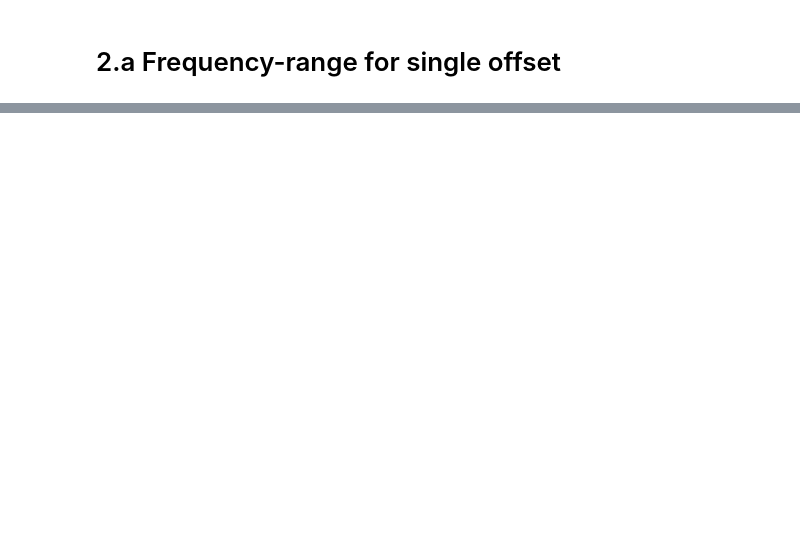
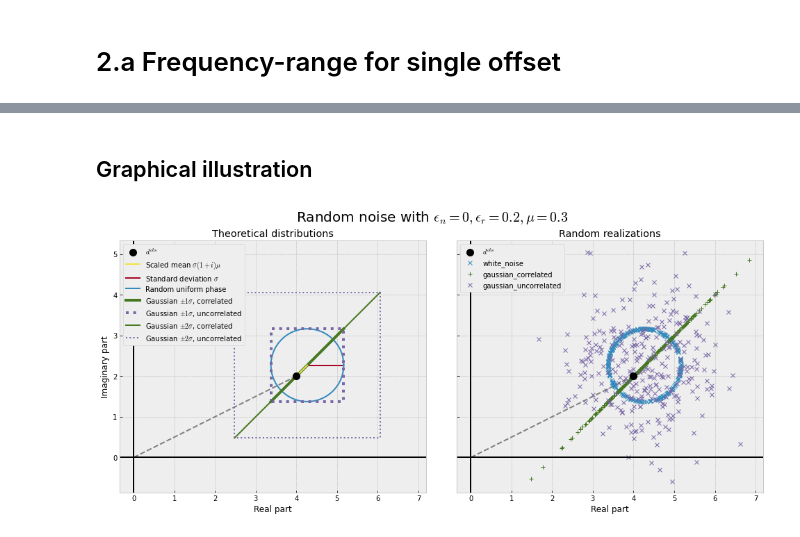
Before and after one commit to prisae/tmp-share, a Jupyter notebook: RandomNoise-f-domain-CSEM.ipynb, the cells around one changed output, grey strips where cells are left out. Drawn from its saved outputs; the diff is of its cells as text; code cells hidden in the pictures; blank space fills up the shorter version.

```diff
--- a/RandomNoise-f-domain-CSEM.ipynb
+++ b/RandomNoise-f-domain-CSEM.ipynb
@@ -274,0 +275,78 @@ empymod.Report()
+# %% [markdown]
+## Graphical illustration
+# %%
+import emg3d
+import numpy as np
+import matplotlib.pyplot as plt
+plt.style.use('bmh')
+
+
+# Inputs
+d = np.array([4+2j])         # observed data
+mean = 0.3                   # (high) non-zero mean
+relative_error = 0.2         # (high) relative error
+std = relative_error*abs(d)  # std (without noise floor)
+
+# Calculate theoretical circle
+uniform_mean = std * ((1+1j)*mean + np.exp(1j*np.linspace(0, 2*np.pi, 301)))
+
+# Calculate random examples
+data = np.ones(300, dtype=complex)*d
+stdata = relative_error*abs(data)
+
+# Create figure
+fig, axs = plt.subplots(1, 2, figsize=(14, 6), sharex=True, sharey=True)
+ax1, ax2 = axs
+
+# Titles
+fig.suptitle(f"Random noise with $\epsilon_n = 0, \epsilon_r={relative_error}, "
+             f"\mu={mean}$", y=1, fontsize=20)
+ax1.set_title('Theoretical distributions')
+ax2.set_title('Random realizations')
+
+# Plot data point
+for ax in axs:
+    ax.plot(np.r_[0., d.real], np.r_[0., d.imag], '--', c='.5')
+    ax.plot(d.real, d.imag, 'ko', ms=10, label='$d^{obs}$', zorder=10)
+
+# Mean and standard deviation
+ax1.plot(d.real+np.r_[0, std*mean], d.imag+np.r_[0, std*mean],
+         'C8', label='Scaled mean $\sigma (1+i)\mu$', zorder=9)
+ax1.plot(d.real+np.r_[std*mean, std*(1+mean)], d.imag+np.r_[std*mean, std*mean],
+         'C1', label=f'Standard deviation $\sigma$')
+
+# Random uniform phase
+ax1.plot(d.real+uniform_mean.real, d.imag+uniform_mean.imag, 'C0', label='Random uniform phase')
+
+
+# Gaussian
+for i in range(1, 3):
+    # Correlated
+    ax1.plot(d.real + np.r_[-std, +std]*i + std*mean,
+             d.imag + np.r_[-std, +std]*i + std*mean,
+             'C3-', lw=6-2*i, label=f'Gaussian $\pm {i} \sigma$, correlated')
+
+    # Uncorrelated
+    ax1.plot(d.real + np.r_[-std, -std, +std, +std, -std]*i + std*mean,
+             d.imag + np.r_[-std, +std, +std, -std, -std]*i + std*mean,
+             'C2:', lw=6-2*i, label=f'Gaussian $\pm {i} \sigma$, uncorrelated')
+
+# Plot random realizations
+ls = ['C0x', 'C3+', 'C2x']
+for i, method in enumerate(['white_noise', 'gaussian_correlated', 'gaussian_uncorrelated']):
+    ndata = data + emg3d.surveys.random_noise(stdata, mean, method)
+    ax2.plot(ndata.real, ndata.imag, ls[i], label=method)
+
+# Axis etc
+for ax in axs:
+    ax.axhline(c='k')
+    ax.axvline(c='k')
+    ax.legend(framealpha=1, loc='upper left')
+    ax.set_aspect('equal')
+    ax.set_xlabel('Real part')
+ax1.set_ylabel('Imaginary part')
+
+fig.tight_layout()
+#fig.savefig(f"/home/dtr/Desktop/random_noise.png", dpi=300, bbox_inches='tight', facecolor='w')
+# %% [output]
+[figure, added]
```
Also changed, not shown: parts of 9 cells of this notebook.
